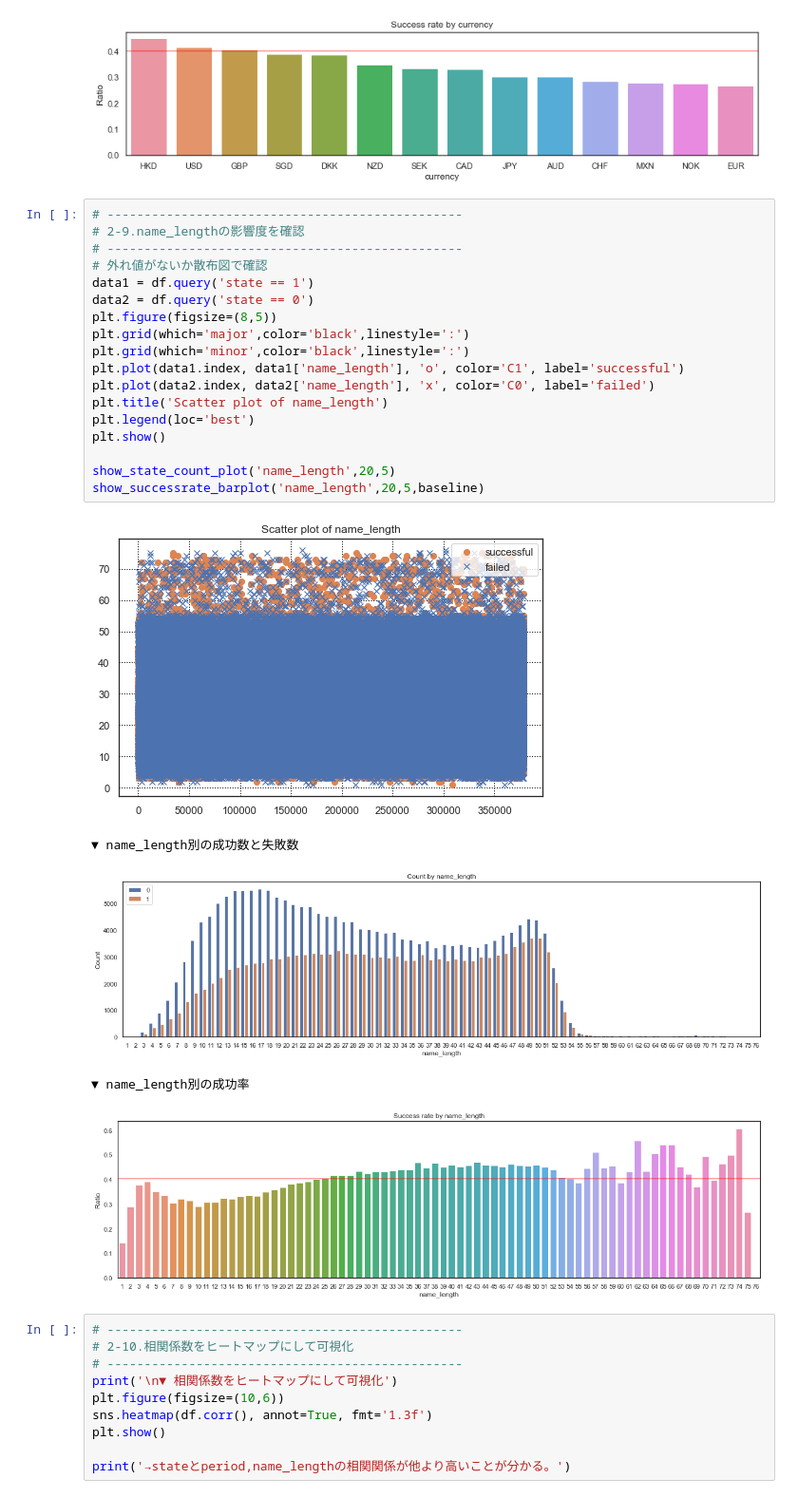
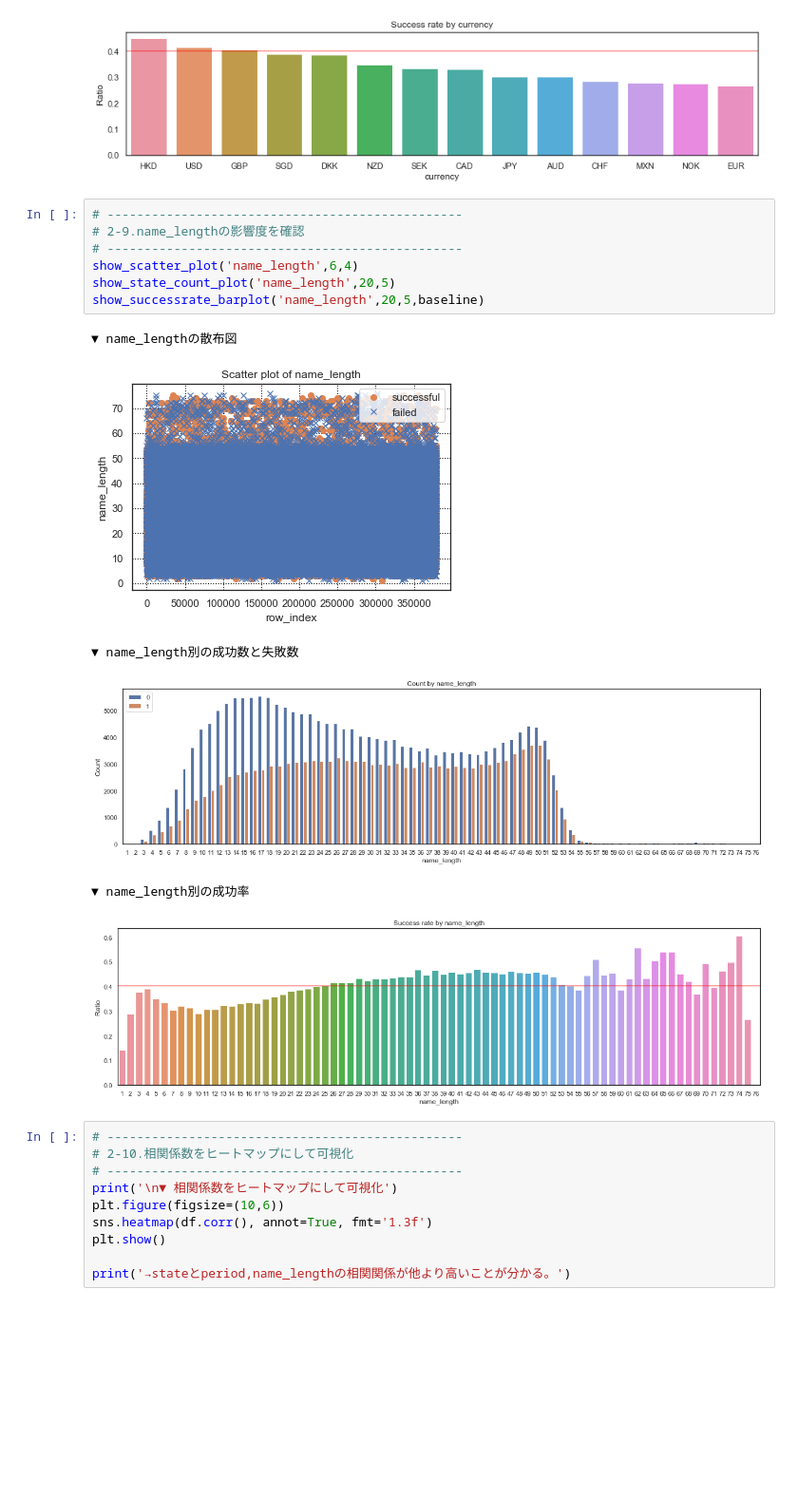
Before and after one commit to arsma12/skillupAI, a Jupyter notebook: Day1_work_長谷川雅代.ipynb, the cells around one changed output. Shown at 95% size. Cells and saved outputs as stored; diff of their text form; blank space fills up the shorter version.

```diff
--- a/Day1_work_長谷川雅代.ipynb
+++ b/Day1_work_長谷川雅代.ipynb
@@ -351,30 +359,20 @@ show_successrate_barplot('currency',15,3,baseline,True)
 [figure]
 ▼ currency別の成功率（降順）
 [figure]
-# %%
-# ------------------------------------------------
-# 2-9.name_lengthの影響度を確認
-# ------------------------------------------------
-# 外れ値がないか散布図で確認
-data1 = df.query('state == 1')
-data2 = df.query('state == 0')
-plt.figure(figsize=(8,5))
-plt.grid(which='major',color='black',linestyle=':')
-plt.grid(which='minor',color='black',linestyle=':')
-plt.plot(data1.index, data1['name_length'], 'o', color='C1', label='successful')
-plt.plot(data2.index, data2['name_length'], 'x', color='C0', label='failed')
-plt.title('Scatter plot of name_length')
-plt.legend(loc='best')
-plt.show()
-
-show_state_count_plot('name_length',20,5)
-show_successrate_barplot('name_length',20,5,baseline)
-# %% [output]
-[figure, removed]
-▼ name_length別の成功数と失敗数
-[figure, removed]
-▼ name_length別の成功率
-[figure, removed]
+# %%
+# ------------------------------------------------
+# 2-9.name_lengthの影響度を確認
+# ------------------------------------------------
+show_scatter_plot('name_length',6,4)
+show_state_count_plot('name_length',20,5)
+show_successrate_barplot('name_length',20,5,baseline)
+# %% [output]
+▼ name_lengthの散布図
+[figure, added]
+▼ name_length別の成功数と失敗数
+[figure, added]
+▼ name_length別の成功率
+[figure, added]
 # %%
 # ------------------------------------------------
 # 2-10.相関係数をヒートマップにして可視化
```
Also changed, not shown: parts of 7 cells of this notebook.
